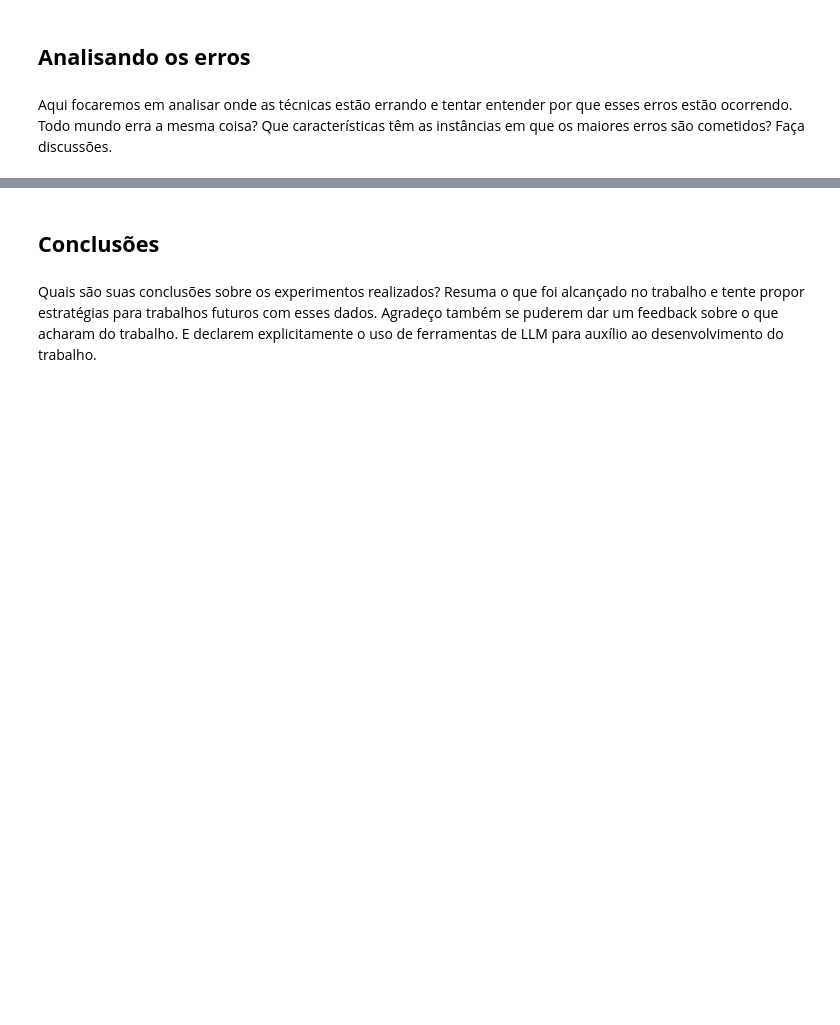
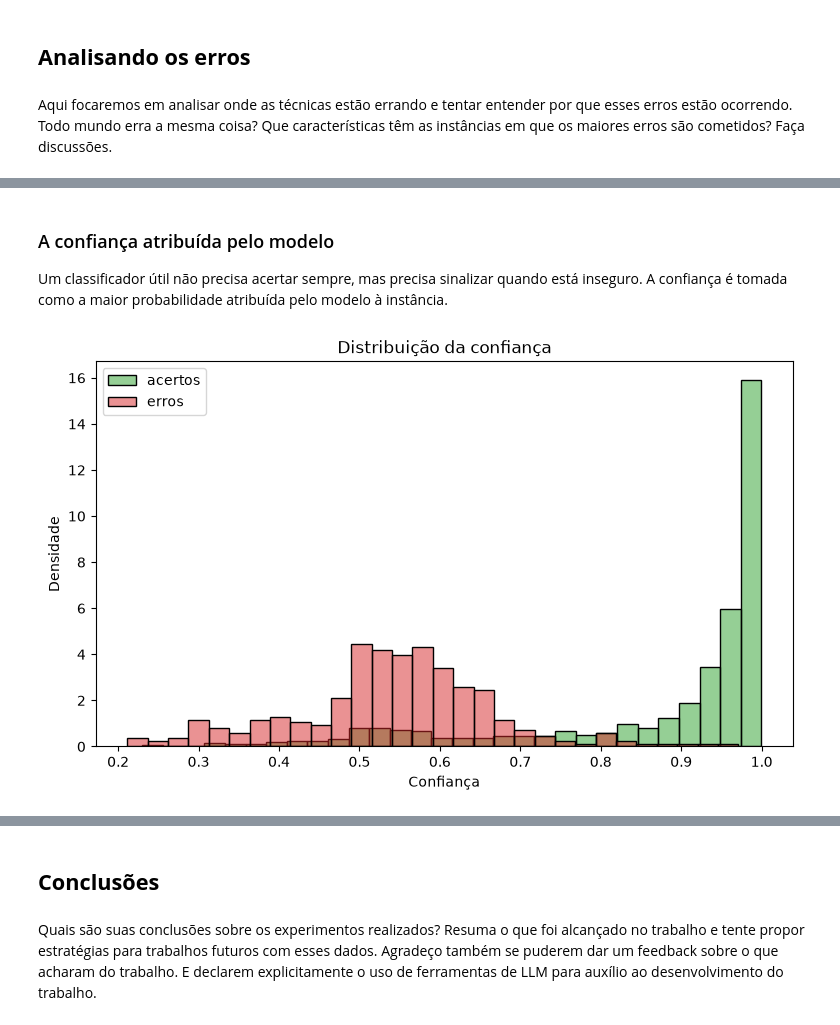
Before and after one commit to GabrielNegreiro28/aprendizado-de-maquina, a Jupyter notebook: Projeto_2_-_AM_zernike.ipynb, the cells around one changed output, grey strips where cells are left out. Cells and saved outputs as stored; diff of their text form; code cells hidden in the pictures; blank space fills up the shorter version.

```diff
--- a/Projeto_2_-_AM_zernike.ipynb
+++ b/Projeto_2_-_AM_zernike.ipynb
@@ -843,0 +1079,20 @@ Aqui focaremos em analisar onde as técnicas estão errando e tentar entender po
+# %% [markdown]
+### A confiança atribuída pelo modelo
+
+Um classificador útil não precisa acertar sempre, mas precisa sinalizar quando está inseguro. A confiança é tomada como a maior probabilidade atribuída pelo modelo à instância.
+# %%
+# Compara a distribuição de confiança entre acertos e erros
+plt.figure(figsize=(9, 5))
+
+sns.histplot(x=confianca[acertou], bins=30, stat="density", color="tab:green",
+             alpha=0.5, label="acertos")
+sns.histplot(x=confianca[~acertou], bins=30, stat="density", color="tab:red",
+             alpha=0.5, label="erros")
+
+plt.title("Distribuição da confiança")
+plt.xlabel("Confiança")
+plt.ylabel("Densidade")
+plt.legend()
+plt.show()
+# %% [output]
+[figure, added]
```
Also changed, not shown: parts of 43 cells of this notebook, 2 other files.
